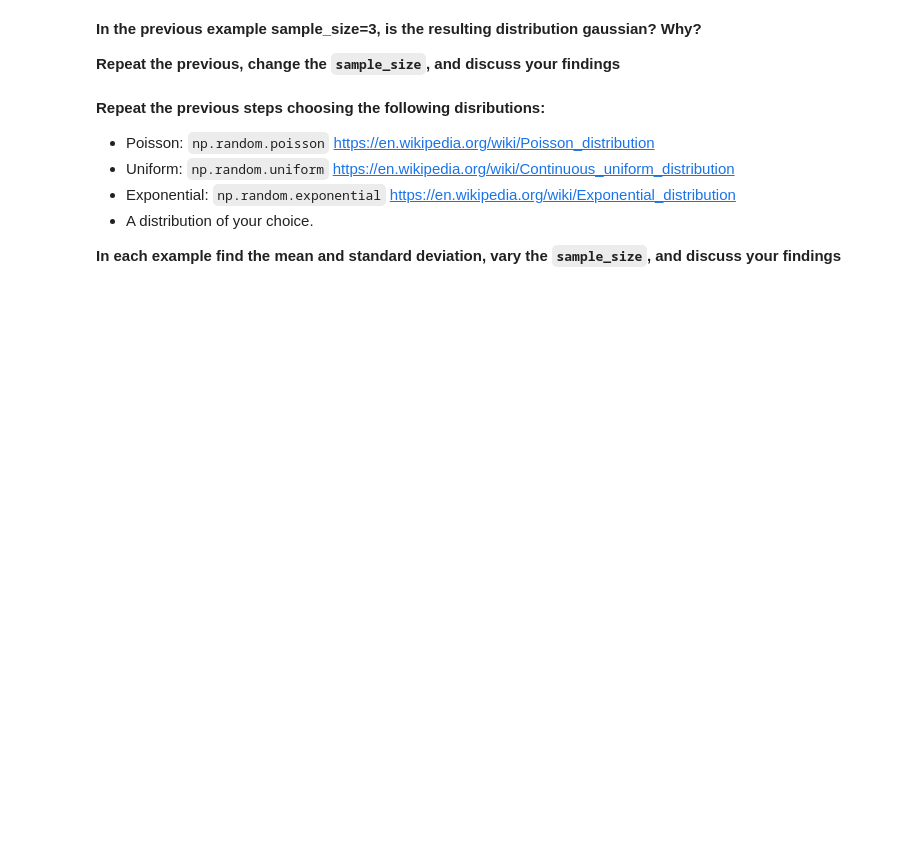
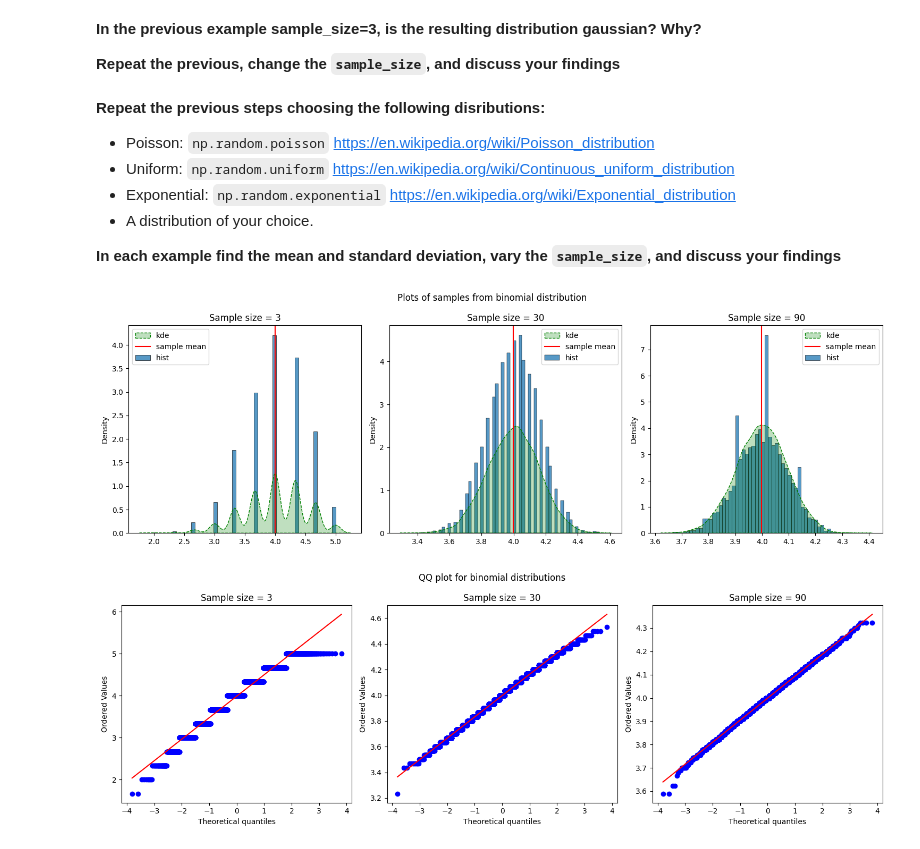
Before and after one commit to Victor-L-Almgren/Labs-and-exersizes, a Jupyter notebook: 6. Mathematical Statistics/Project part 2/Mathematical_Statistics_Project_Part_2.ipynb, the cells around one changed output. Drawn from its saved outputs; the diff is of its cells as text; code cells hidden in the pictures; blank space fills up the shorter version.

```diff
--- a/6. Mathematical Statistics/Project part 2/Mathematical_Statistics_Project_Part_2.ipynb
+++ b/6. Mathematical Statistics/Project part 2/Mathematical_Statistics_Project_Part_2.ipynb
@@ -259,4 +259,59 @@ QQ_plot(binomial_sample_means)
 
 **In each example find the mean and standard deviation, vary the `sample_size`, and discuss your findings**
 # %%
-#
+# The central limit theorem tells us that the distribution of the sample mean tends to be normal if the sample size is large enough, regardless of the distribution of the population.
+# Although a visual inspection of a distribution is not proof of a normal distribution, a rule of thumb is that the central limit theorem holds true for sample sizes bigger than 30.
+# In this case, we started with a sample size of 3, which is by this rule too small to determine the distribution of the sample.
+# If we increase the sample size, we can easliy see that the sample assumes a distribution. We can also see that the QQ-plot also gets closer and closer to a straigt line.
+
+sample_sizes = [3, 30, 90]
+
+import matplotlib.pyplot as plt
+import seaborn as sns
+
+fig, axes = plt.subplots(1, 3, figsize = (15,5))
+
+for i, sample_size in enumerate(sample_sizes):
+    sample_mean = sample_means(binomial_population, sample_size=sample_size)
+    x_range = np.linspace(min(sample_mean), max(sample_mean), 100)
+
+    sns.histplot(sample_mean,
+                 stat="density",
+                 label="hist",
+                 ax=axes[i]
+                 )
+
+    sns.kdeplot(
+        data=sample_mean,
+        color="green",
+        label="kde",
+        linestyle="dashed",
+        fill=True,
+        ax=axes[i]
+        )
+
+    axes[i].axvline(x=np.mean(sample_mean),
+                c='red',
+                label="sample mean",
+                )
+
+    axes[i].set_title(f"Sample size = {sample_size}")
+    axes[i].legend()
+
+fig.suptitle("Plots of samples from binomial distribution")
+plt.tight_layout()
+plt.show()
+
+fig, axes = plt.subplots(1, 3, figsize = (15,5))
+
+for i, sample_size in enumerate(sample_sizes):
+    sample_mean = sample_means(binomial_population, sample_size=sample_size)
+    stats.probplot(sample_mean, plot=axes[i], fit=True)
+    axes[i].set_title(f"Sample size = {sample_size}")
+
+fig.suptitle("QQ plot for binomial distributions")
+plt.tight_layout()
+plt.show()
+# %% [output]
+[figure, added]
+[figure, added]
```
Also changed, not shown: parts of 11 cells of this notebook, 1 other file.
